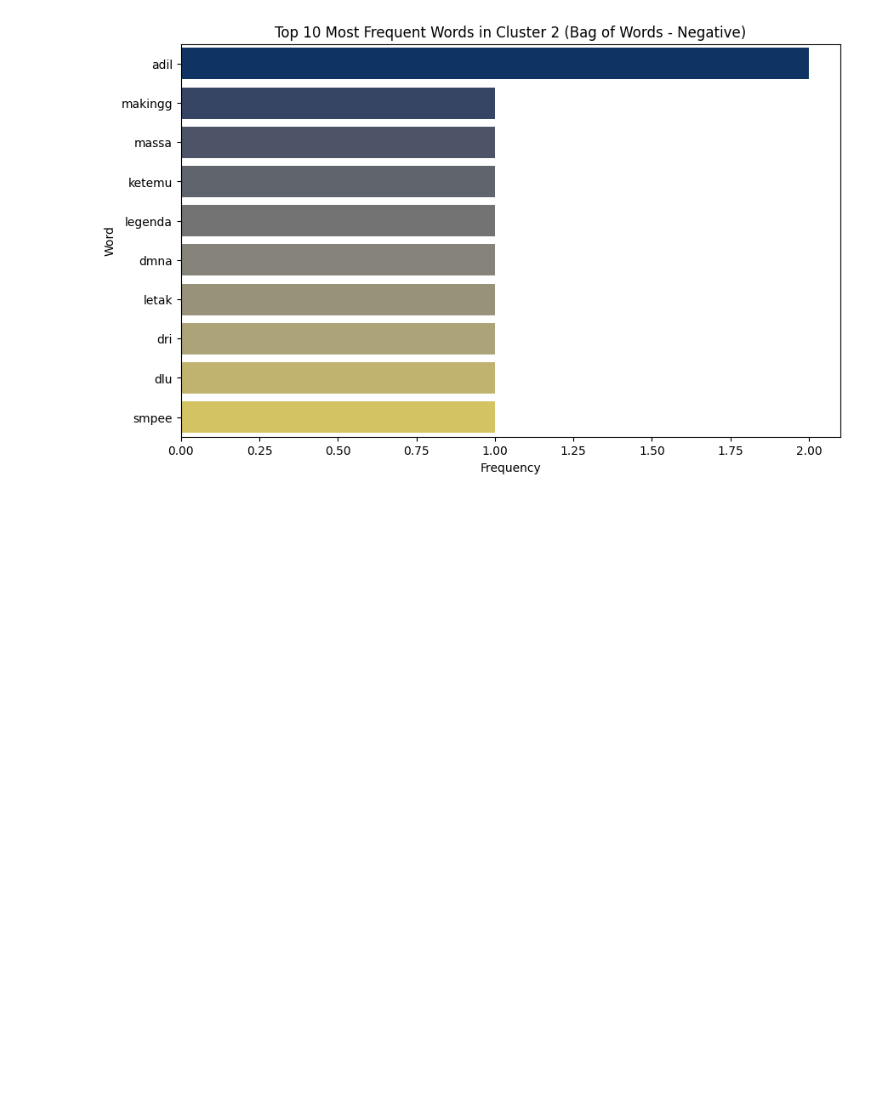
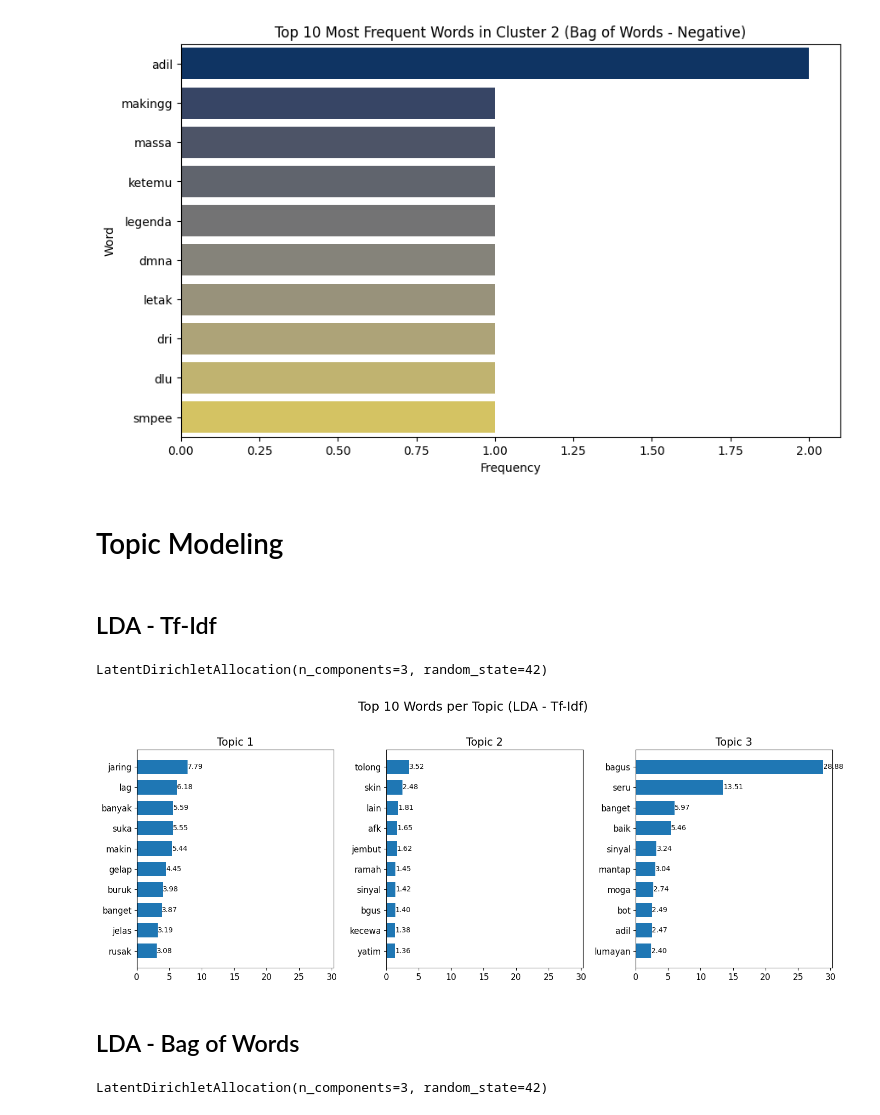
Before and after one commit to latifhilmii/pemrosesan-teks, a Jupyter notebook: Clustering/Text Clustering.ipynb, the cells around one changed output. Saved outputs shown, nothing was run; the diff lists cells and outputs as text; code cells hidden in the pictures; blank space fills up the shorter version.

```diff
--- a/Clustering/Text Clustering.ipynb
+++ b/Clustering/Text Clustering.ipynb
@@ -519,3 +523,52 @@ Passing `palette` without assigning `hue` is deprecated and will be removed in v
 
   sns.barplot(x='Count', y='Word', data=df_plot, palette='cividis')
 [figure]
+# %% [markdown]
+# Topic Modeling
+# %% [markdown]
+## LDA - Tf-Idf
+# %%
+from sklearn.decomposition import LatentDirichletAllocation
+
+# Instantiate LDA model
+lda_tf = LatentDirichletAllocation(n_components=3, random_state=42)
+
+# Fit LDA model to TF-IDF data
+lda_tf.fit(X_tf)
+# %% [output]
+LatentDirichletAllocation(n_components=3, random_state=42)
+# %%
+def plot_top_words(model, feature_names, n_top_words, title):
+    fig, axes = plt.subplots(1, 3, figsize=(15, 6), sharex=True)
+    axes = axes.flatten()
+    for topic_idx, topic in enumerate(model.components_):
+        top_features_ind = topic.argsort()[:-n_top_words - 1:-1]
+        top_features = [feature_names[i] for i in top_features_ind]
+        weights = topic[top_features_ind]
+
+        ax = axes[topic_idx]
+        ax.barh(top_features, weights, height=0.7)
+        ax.set_title(f'Topic {topic_idx + 1}', fontdict={'fontsize': 15})
+        ax.invert_yaxis()
+        ax.tick_params(axis='both', which='major', labelsize=12)
+        for i, v in enumerate(weights):
+            ax.text(v + 0.01, i, f'{v:.2f}', color='black', va='center') # Display weights on bars
+
+    fig.suptitle(title, fontsize=18)
+    plt.tight_layout(rect=[0, 0.03, 1, 0.95])
+    plt.show()
+
+n_top_words = 10
+feature_names_tf = tfidf_vectorizer.get_feature_names_out()
+
+plot_top_words(lda_tf, feature_names_tf, n_top_words, 'Top 10 Words per Topic (LDA - Tf-Idf)')
+# %% [output]
+[figure, added]
+# %% [markdown]
+## LDA - Bag of Words
+# %%
+lda_bow = LatentDirichletAllocation(n_components=3, random_state=42)
+
+lda_bow.fit(X_bow)
+# %% [output]
+LatentDirichletAllocation(n_components=3, random_state=42)
```
Also changed, not shown: parts of 3 cells of this notebook.
